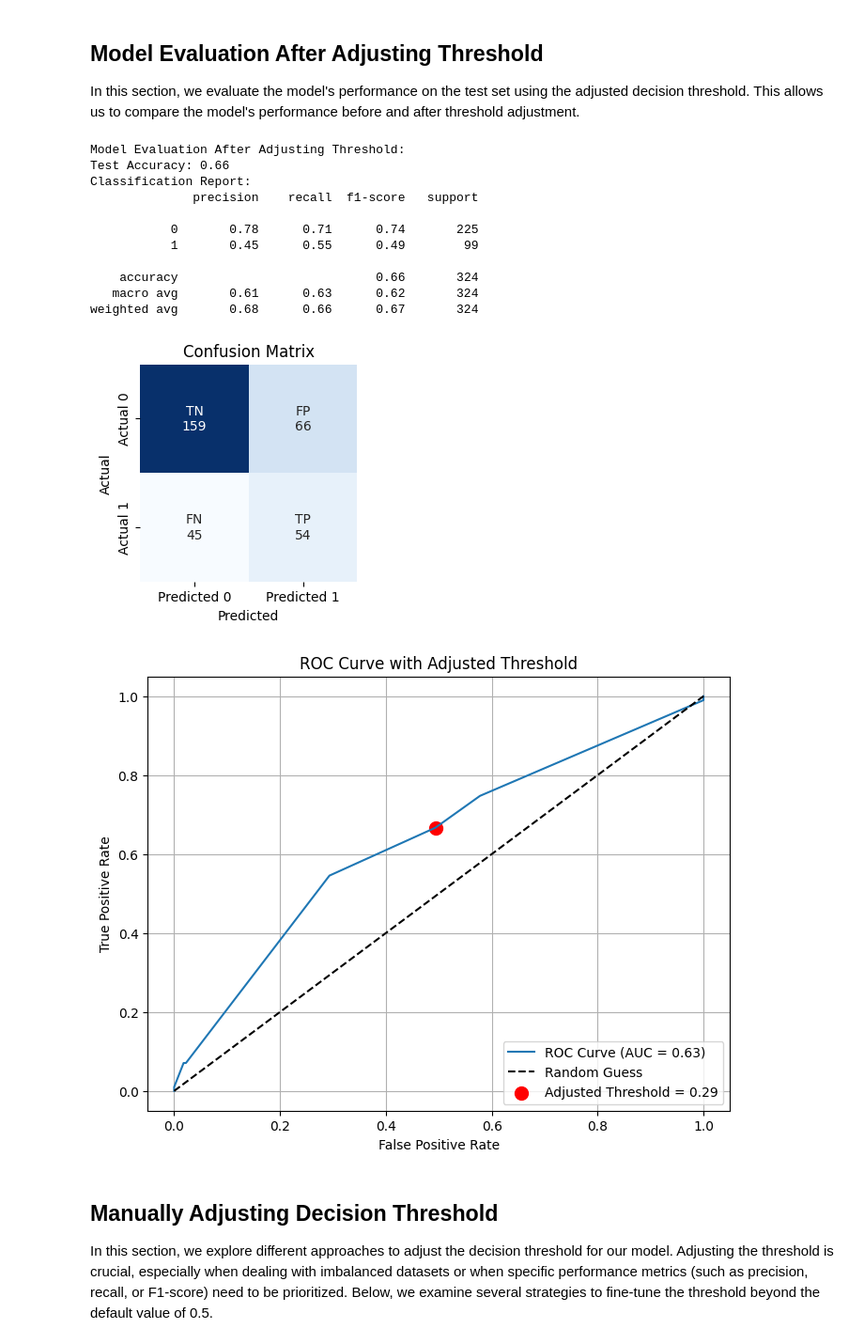
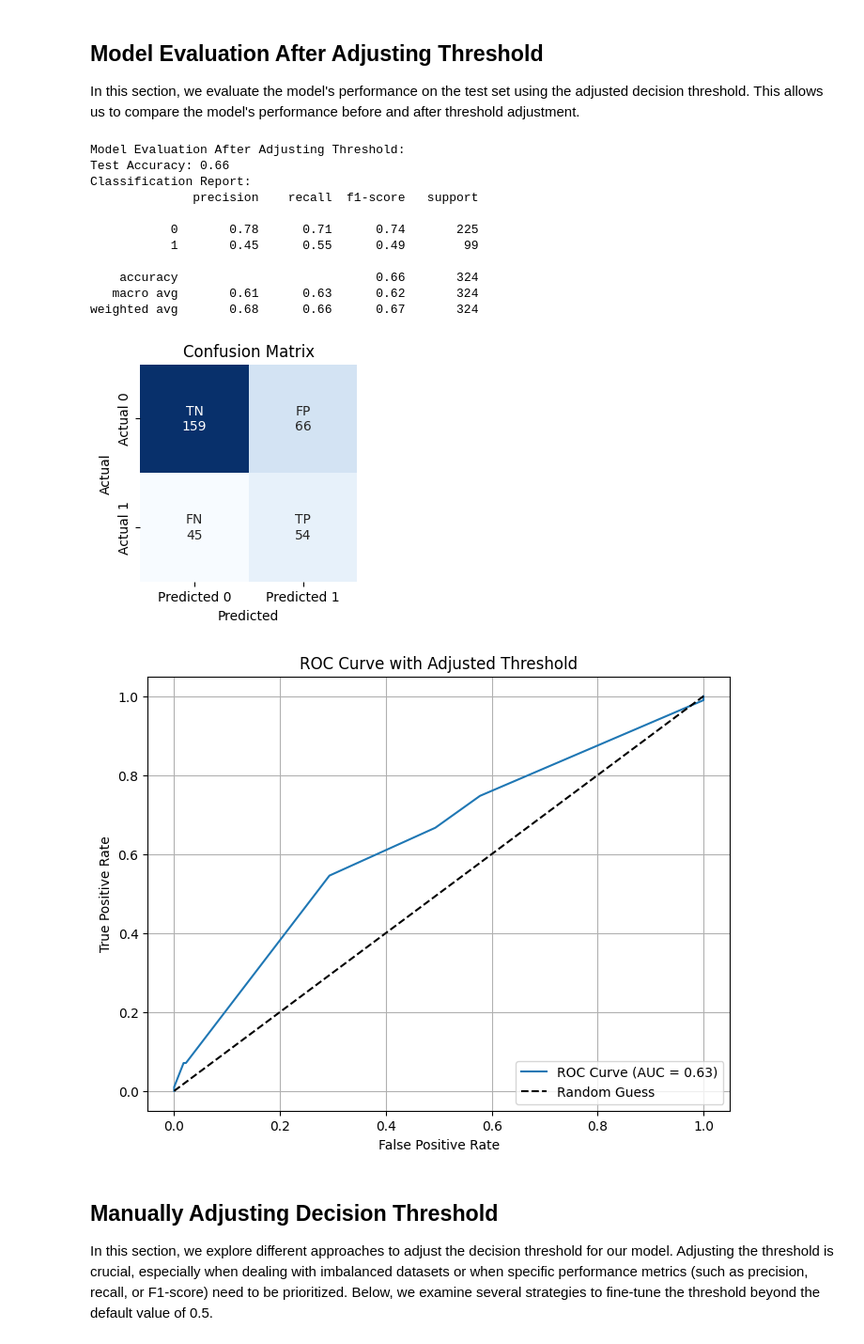
Before and after one commit to AsifAhmedShodip/MyRecourseProject, a Jupyter notebook: notebooks/ACES_dataset_decision_tree.ipynb, the cells around one changed output. Shown at 94% size. Drawn from its saved outputs; the diff is of its cells as text; code cells hidden in the pictures.

```diff
--- a/notebooks/ACES_dataset_decision_tree.ipynb
+++ b/notebooks/ACES_dataset_decision_tree.ipynb
@@ -306,35 +306,35 @@ auc_score = roc_auc_score(y_test, y_test_proba)
 optimal_idx = np.argmin(np.abs(roc_thresholds - best_threshold))
 optimal_fpr = fpr[optimal_idx]
 optimal_tpr = tpr[optimal_idx]
 
 # Plot the ROC curve
 plt.figure(figsize=(8, 6))
 plt.plot(fpr, tpr, label=f'ROC Curve (AUC = {auc_score:.2f})')
 plt.plot([0, 1], [0, 1], 'k--', label='Random Guess')
 
 # Mark the point corresponding to the adjusted threshold
-plt.scatter(optimal_fpr, optimal_tpr, color='red', s=100, label=f'Adjusted Threshold = {best_threshold:.2f}')
+# plt.scatter(optimal_fpr, optimal_tpr, color='red', s=100, label=f'Adjusted Threshold = {best_threshold:.2f}')
 
 plt.xlabel('False Positive Rate')
 plt.ylabel('True Positive Rate')
 plt.title('ROC Curve with Adjusted Threshold')
 plt.legend(loc='lower right')
 plt.grid(True)
 plt.show()
 # %% [output]
 Model Evaluation After Adjusting Threshold:
 Test Accuracy: 0.66
 Classification Report:
               precision    recall  f1-score   support
 
            0       0.78      0.71      0.74       225
            1       0.45      0.55      0.49        99
 
     accuracy                           0.66       324
    macro avg       0.61      0.63      0.62       324
 weighted avg       0.68      0.66      0.67       324
 [figure]
-[figure, old version]
+[figure, new version]
 # %% [markdown]
 ## Manually Adjusting Decision Threshold
 
```
Also changed, not shown: parts of 18 cells of this notebook.
